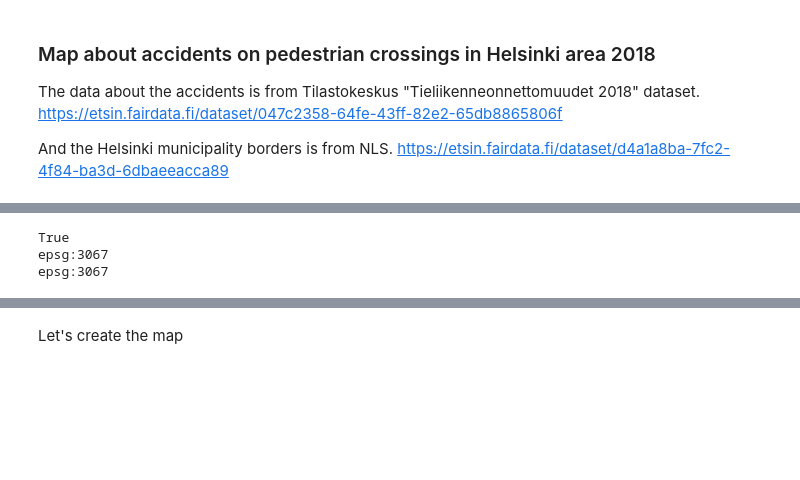
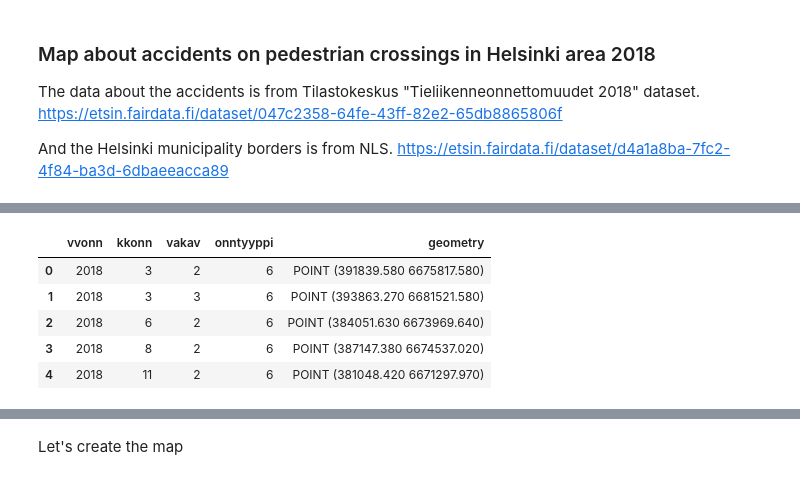
Before and after one commit to AutoGIS-2020/exercise-5-OulaIn, a Jupyter notebook: Problem2.ipynb, the cells around one changed output, grey strips where cells are left out. Cells and saved outputs as stored; diff of their text form; code cells hidden in the pictures; blank space fills up the shorter version.

```diff
--- a/Problem2.ipynb
+++ b/Problem2.ipynb
@@ -33,8 +32,0 @@ accid.crs = hel.crs
-# %%
-print(hel.crs == accid.crs)
-print(accid.crs)
-print(hel.crs)
-# %% [output]
-True
-epsg:3067
-epsg:3067
@@ -64,0 +51,9 @@ gdf = gpd.GeoDataFrame(df, crs="EPSG:4326", geometry=geometry)
+# %%
+onnet_gpd.head()
+# %% [output]
+|  | vvonn | kkonn | vakav | onntyyppi | geometry |
+| 0 | 2018 | 3 | 2 | 6 | POINT (391839.580 6675817.580) |
+| 1 | 2018 | 3 | 3 | 6 | POINT (393863.270 6681521.580) |
+| 2 | 2018 | 6 | 2 | 6 | POINT (384051.630 6673969.640) |
+| 3 | 2018 | 8 | 2 | 6 | POINT (387147.380 6674537.020) |
+| 4 | 2018 | 11 | 2 | 6 | POINT (381048.420 6671297.970) |
```
Also changed, not shown: parts of 15 cells of this notebook.
